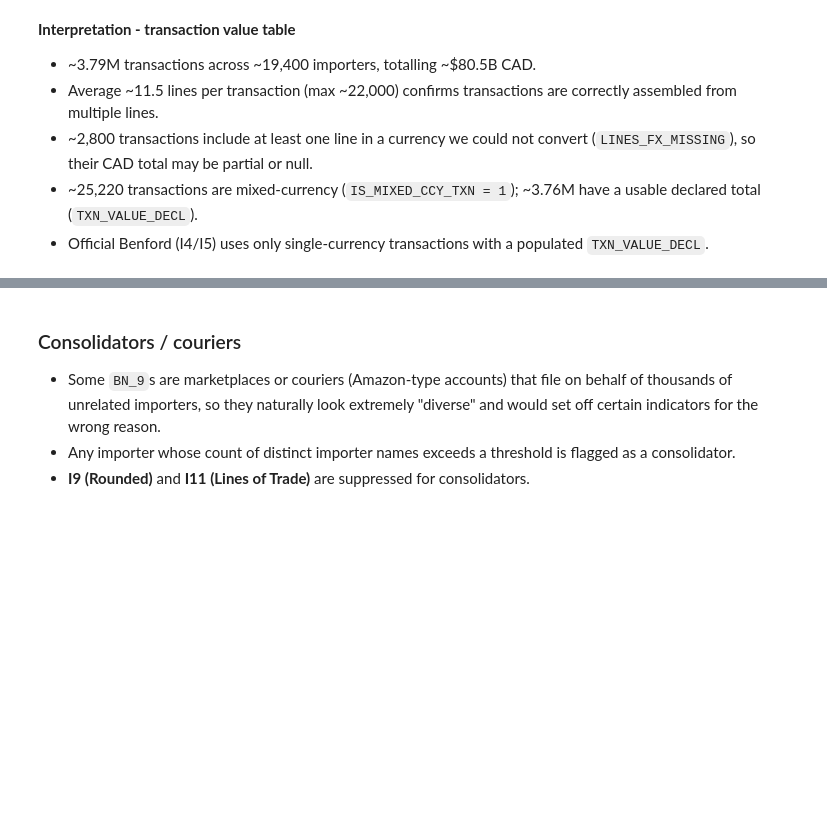
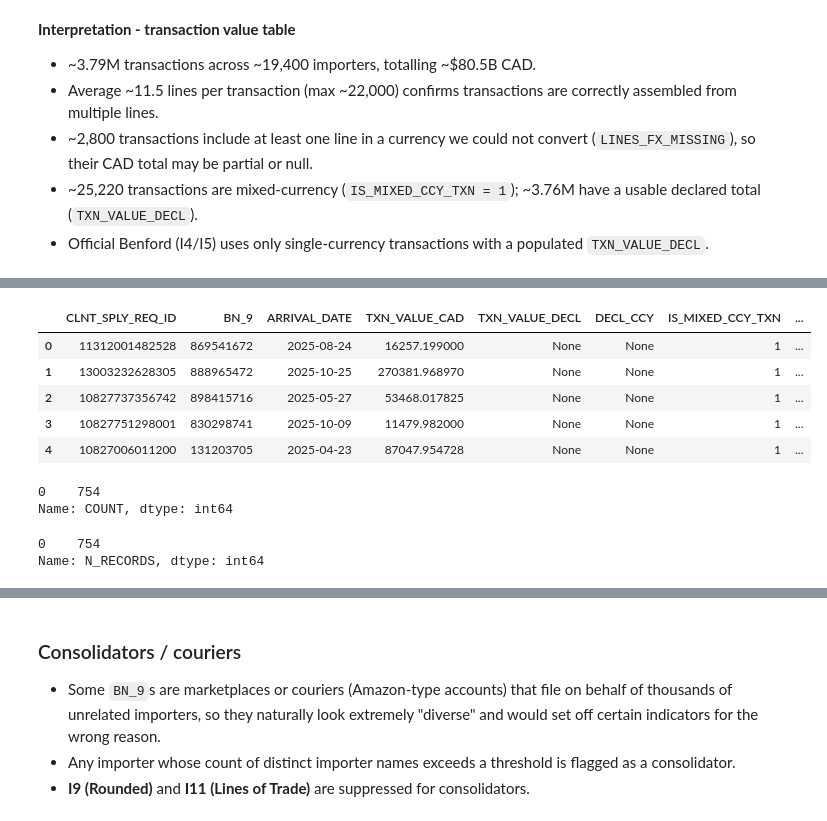
Before and after one commit to Daolaiya/cbsa-nri, a Jupyter notebook: NRI_2_TBML.ipynb, the cells around one changed output, grey strips where cells are left out. Cells and saved outputs as stored; diff of their text form; code cells hidden in the pictures; blank space fills up the shorter version.

```diff
--- a/NRI_2_TBML.ipynb
+++ b/NRI_2_TBML.ipynb
@@ -530,0 +551,16 @@ display_full(format_specific_columns(idadb.ida_query(q), ["TXN_VALUE_CAD", "TXN_
+# %%
+q = f"""
+SELECT *
+FROM {TXN_TABLE}
+WHERE IS_MIXED_CCY_TXN = 1
+LIMIT 5;
+"""
+query = idadb.ida_query(q)
+display_full(query)
+# %% [output]
+|  | CLNT_SPLY_REQ_ID | BN_9 | ARRIVAL_DATE | TXN_VALUE_CAD | TXN_VALUE_DECL | DECL_CCY | IS_MIXED_CCY_TXN | ... |
+| 0 | 11312001482528 | 869541672 | 2025-08-24 | 16257.199000 | None | None | 1 | ... |
+| 1 | 13003232628305 | 888965472 | 2025-10-25 | 270381.968970 | None | None | 1 | ... |
+| 2 | 10827737356742 | 898415716 | 2025-05-27 | 53468.017825 | None | None | 1 | ... |
+| 3 | 10827751298001 | 830298741 | 2025-10-09 | 11479.982000 | None | None | 1 | ... |
+| 4 | 10827006011200 | 131203705 | 2025-04-23 | 87047.954728 | None | None | 1 | ... |
@@ -530,0 +575,22 @@ display_full(format_specific_columns(idadb.ida_query(q), ["TXN_VALUE_CAD", "TXN_
+# %%
+q = f"""
+SELECT COUNT(*)
+FROM {SOURCE_TABLE}
+WHERE PRICE_VAL_TOTAL IS NULL OR TRIM(PRICE_VAL_TOTAL::VARCHAR(50)) IN ('', 'NULL')
+"""
+query = idadb.ida_query(q)
+display_full(query)
+# %% [output]
+0    754
+Name: COUNT, dtype: int64
+# %%
+q = f"""
+SELECT COUNT(*) AS n_records
+FROM {SOURCE_TABLE} s
+WHERE s.PRICE_VAL_TOTAL IS NULL OR TRIM(s.PRICE_VAL_TOTAL) IN ('', 'NULL');
+"""
+query = idadb.ida_query(q)
+display_full(query)
+# %% [output]
+0    754
+Name: N_RECORDS, dtype: int64
```
Also changed, not shown: parts of 12 cells of this notebook.
